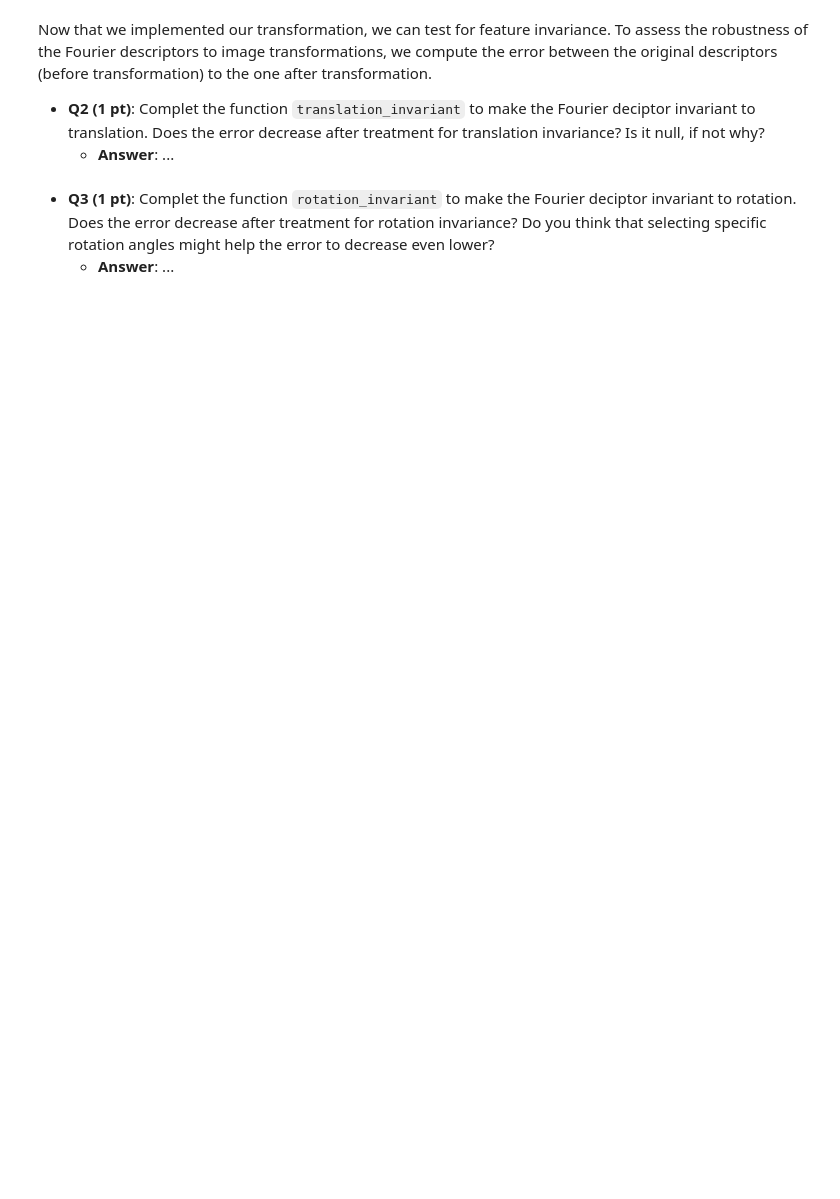
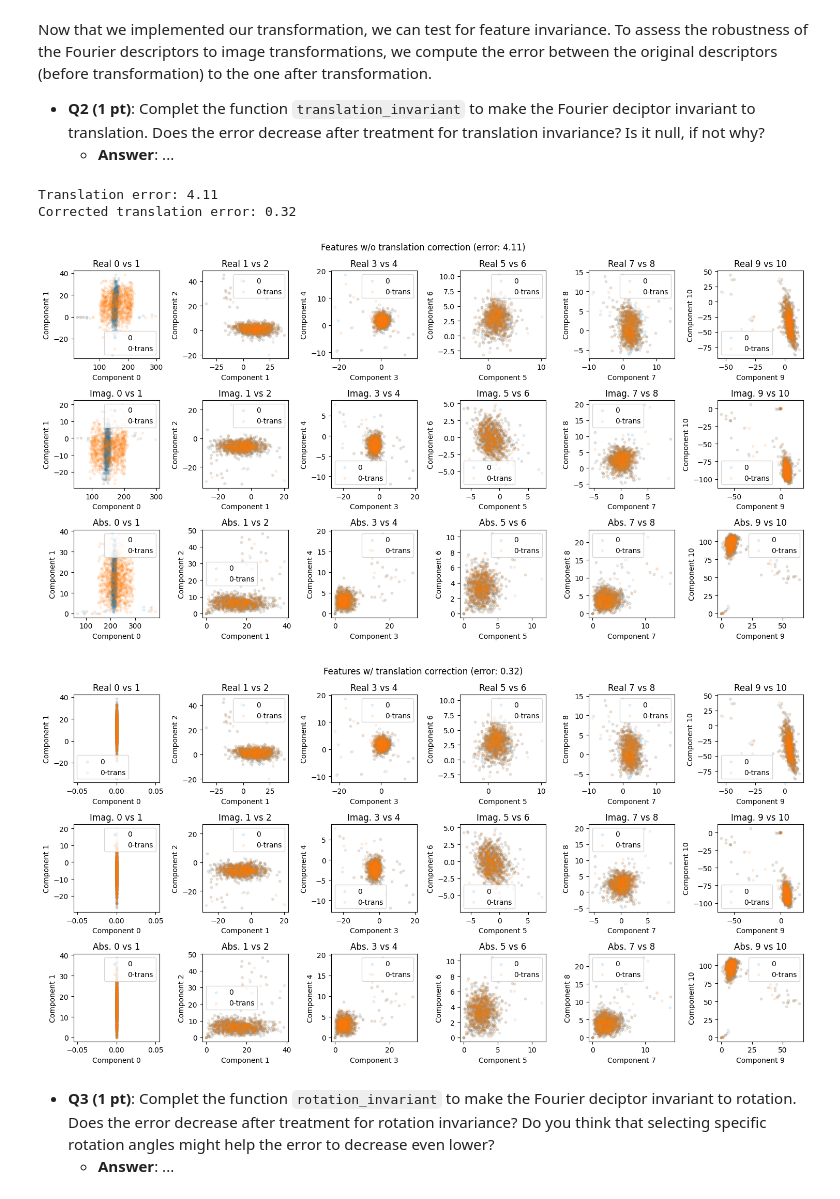
Before and after one commit to JohannePinel/iapr2026, a Jupyter notebook: labs/lab_02_iapr.ipynb, the cells around one changed output. Saved outputs shown, nothing was run; the diff lists cells and outputs as text; code cells hidden in the pictures; blank space fills up the shorter version.

```diff
--- a/labs/lab_02_iapr.ipynb
+++ b/labs/lab_02_iapr.ipynb
@@ -496,6 +520,9 @@ def translation_invariant(features):
 
     # Set default values
     features_inv = np.zeros_like(features)
+    features_inv = features.copy()
+
+    features_inv[:, 0] = 0 #remove DC component
 
     # ------------------
     # Your code here ...
@@ -505,9 +532,14 @@ def translation_invariant(features):
 # %%
 ################################################################
 ############################ TEST ##############################
 ################################################################
 
-#feat_t_a = test_2_3_2(translation_invariant, find_contour, apply_translate, compute_descriptor_padding, linear_interpolation,images_p_a, feat_a)
+feat_t_a = test_2_3_2(translation_invariant, find_contour, apply_translate, compute_descriptor_padding, linear_interpolation,images_p_a, feat_a)
+# %% [output]
+Translation error: 4.11
+Corrected translation error: 0.32
+[figure, added]
+[figure, added]
 # %% [markdown]
 * **Q3 (1 pt)**: Complet the function `rotation_invariant` to make the Fourier deciptor invariant to rotation. Does the error decrease after treatment for rotation invariance? Do you think that selecting specific rotation angles might help the error to decrease even lower?
     * **Answer**: ...
```
Also changed, not shown: parts of 7 cells of this notebook.
